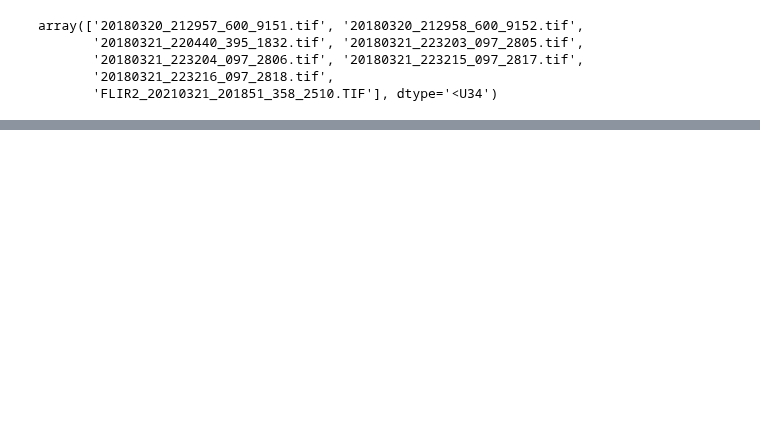
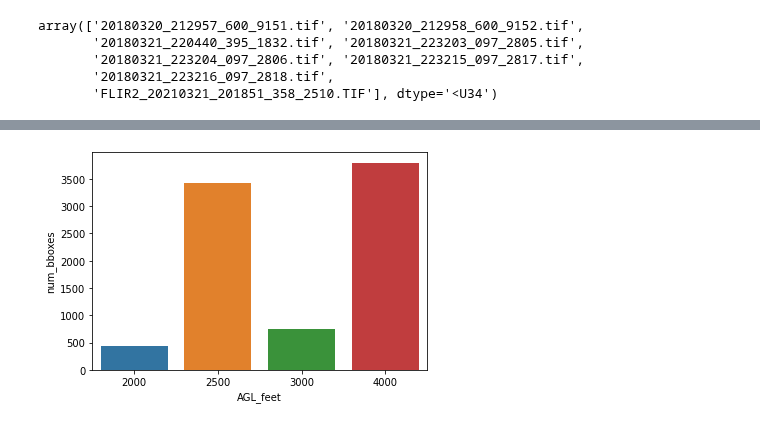
Before and after one commit to emiliolr/counting-cranes, a Jupyter notebook: analyses/dataset_exploration.ipynb, the cells around one changed output, grey strips where cells are left out. Drawn from its saved outputs; the diff is of its cells as text; code cells hidden in the pictures; blank space fills up the shorter version.

```diff
--- a/analyses/dataset_exploration.ipynb
+++ b/analyses/dataset_exploration.ipynb
@@ -103,0 +156,7 @@ Global seed set to 1693
+# %%
+#Checking the number of bboxes at each height in the test set
+test_bboxes_by_AGL = test_metadata.groupby('AGL_feet').sum()['num_bboxes']
+
+sns.barplot(x = test_bboxes_by_AGL.index, y = test_bboxes_by_AGL);
+# %% [output]
+[figure, added]
```
Also changed, not shown: parts of 11 cells of this notebook, 1 other file.
